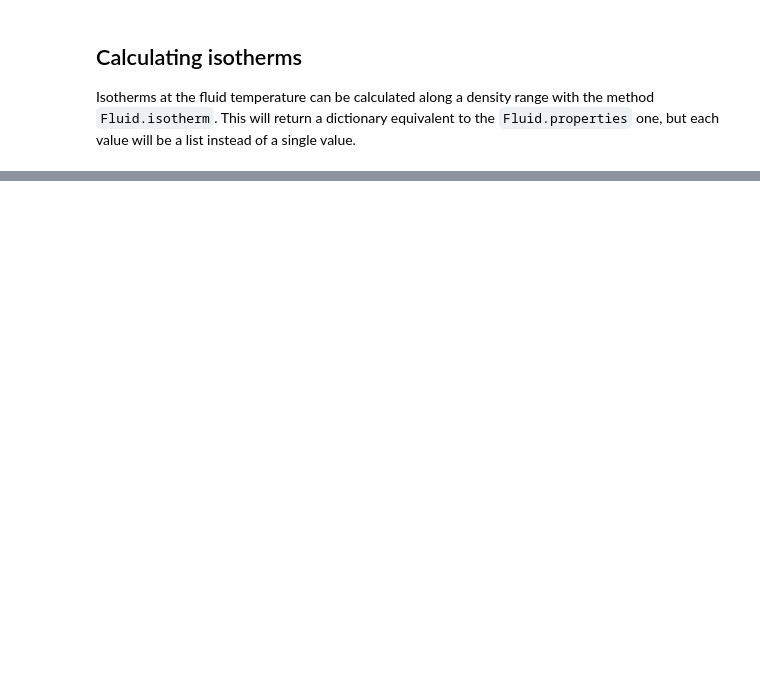
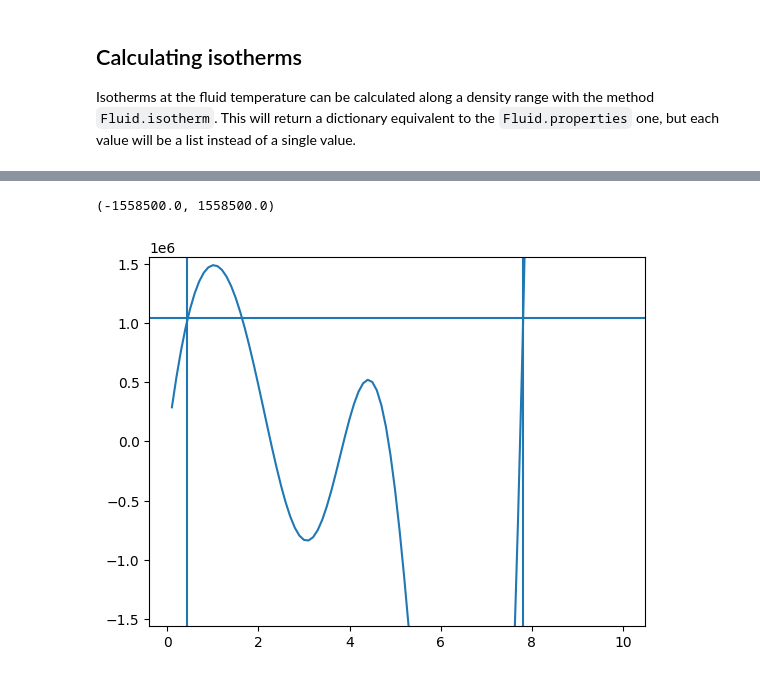
Before and after one commit to fedebenelli/PyForFluids, a Jupyter notebook: docs/source/tutorial.ipynb, the cells around one changed output, grey strips where cells are left out. Drawn from its saved outputs; the diff is of its cells as text; code cells hidden in the pictures; blank space fills up the shorter version.

```diff
--- a/docs/source/tutorial.ipynb
+++ b/docs/source/tutorial.ipynb
@@ -111,0 +119,15 @@ plt.show()
+# %%
+flash_pt = pff.equilibrium.flash_pt
+
+composition = {'propane': 0.01, 'butane': 0.5, 'isobutane': 0.15, 'pentane': 0.2, 'hexane': 0.14}
+temperature = 366.48
+pressure = 1.039e6
+
+fluid = pff.Fluid(
+    model=pff.models.GERG2008(),
+    composition=composition,
+    temperature=temperature,
+    density=1,
+)
+
+vapor, liquid, beta, it = flash_pt(fluid, pressure, temperature)
@@ -111,0 +142,13 @@ plt.show()
+# %%
+ds = np.linspace(0.1, 10, 100)
+iso = fluid.isotherm(ds)
+
+plt.plot(iso["density"], iso["pressure"])
+plt.axhline(pressure)
+plt.axvline(liquid.density)
+plt.axvline(vapor.density)
+
+plt.ylim(-pressure*1.5, pressure*1.5)
+# %% [output]
+(-1558500.0, 1558500.0)
+[figure, added]
```
Also changed, not shown: parts of 30 cells of this notebook, 11 other files.
